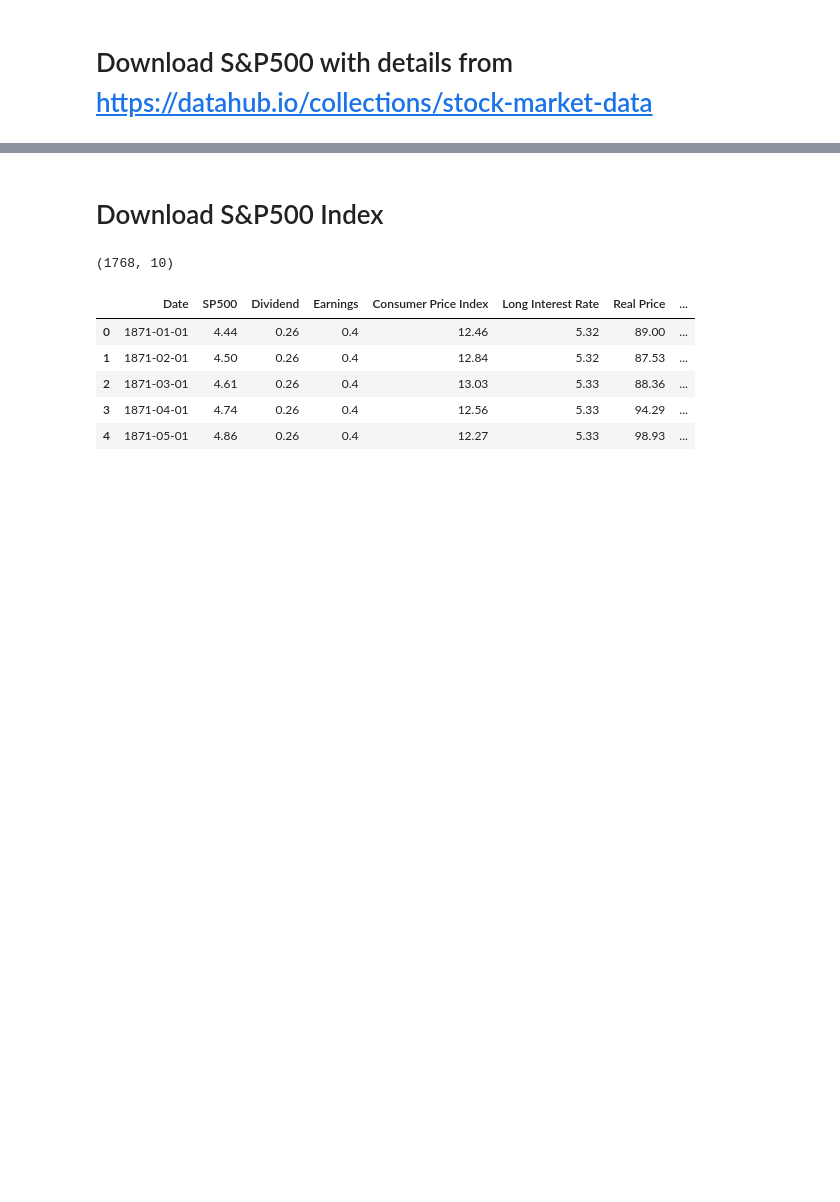
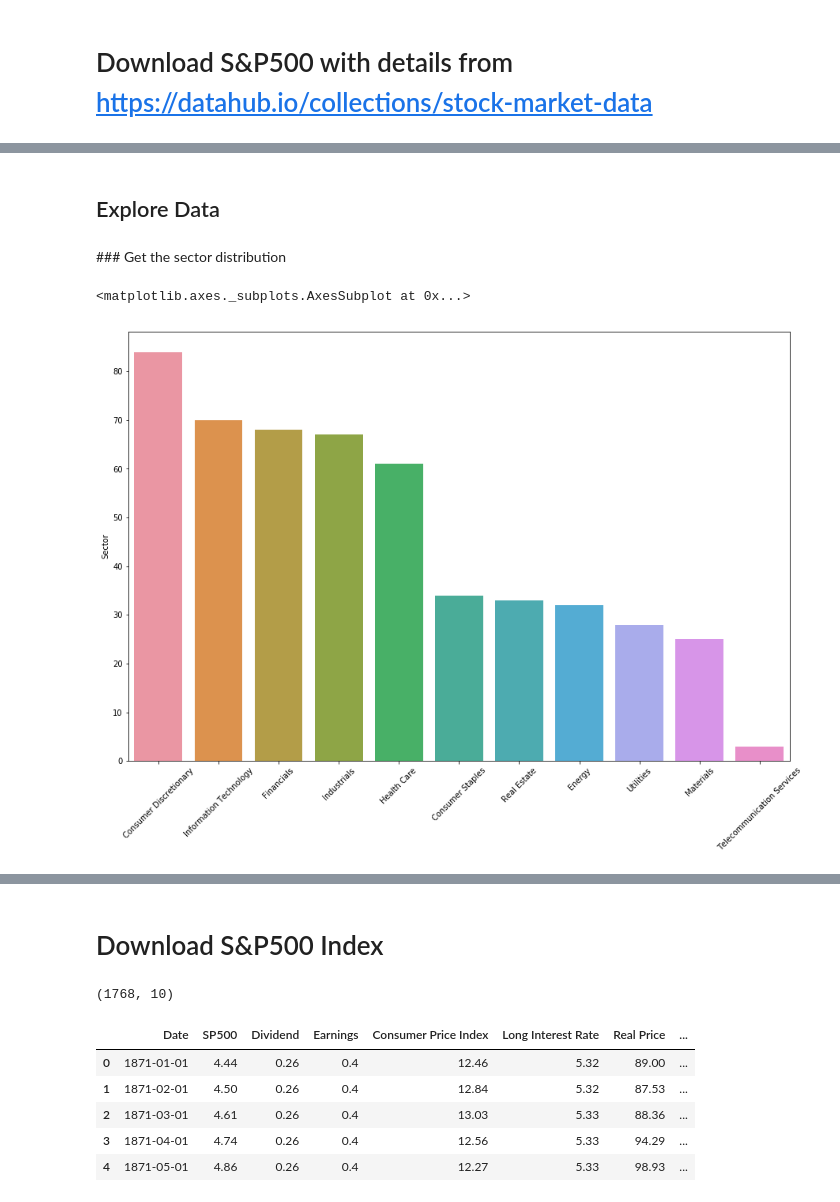
Before and after one commit to keberger/Financial_KPIs, a Jupyter notebook: get_Financial_data_set.ipynb, the cells around one changed output, grey strips where cells are left out. Saved outputs shown, nothing was run; the diff lists cells and outputs as text; code cells hidden in the pictures; blank space fills up the shorter version.

Commit message:
Add some descriptive Analytics within the downloaded files'

```diff
--- a/get_Financial_data_set.ipynb
+++ b/get_Financial_data_set.ipynb
@@ -5,3 +1,18 @@ import wget
+# %%
+import pandas
+
+#Import Data Vizualisation Tools
+import matplotlib.pyplot as plt
+import seaborn
+
+# Import wget to download files
+import wget
+
+#Display all columns
+pandas.options.display.max_columns = None
+
+#For Date conversoin
+from datetime import datetime
 # %% [markdown]
 # Download S&P500 with details from https://datahub.io/collections/stock-market-data
 # %%
@@ -18,3 +29,15 @@ df_SP500.head()
 | 2 | ABT | Abbott Laboratories | Health Care | 56.27 | 22.51 | 1.908982 | 0.26 | 64.60 | ... |
 | 3 | ABBV | AbbVie Inc. | Health Care | 108.48 | 19.41 | 2.499560 | 3.29 | 125.86 | ... |
 | 4 | ACN | Accenture plc | Information Technology | 150.51 | 25.47 | 1.714470 | 5.44 | 162.60 | ... |
+# %% [markdown]
+## Explore Data
+# %% [markdown]
+### Get the sector distribution
+# %%
+df_Sectors = pandas.DataFrame(df_SP500.Sector.value_counts())
+plt.figure(figsize = (15,10))
+plt.xticks(rotation = 45)
+seaborn.barplot(x = df_Sectors.index, y = df_Sectors.Sector)
+# %% [output]
+<matplotlib.axes._subplots.AxesSubplot at 0x...>
+[figure, added]
```
Also changed, not shown: parts of 11 cells of this notebook.
